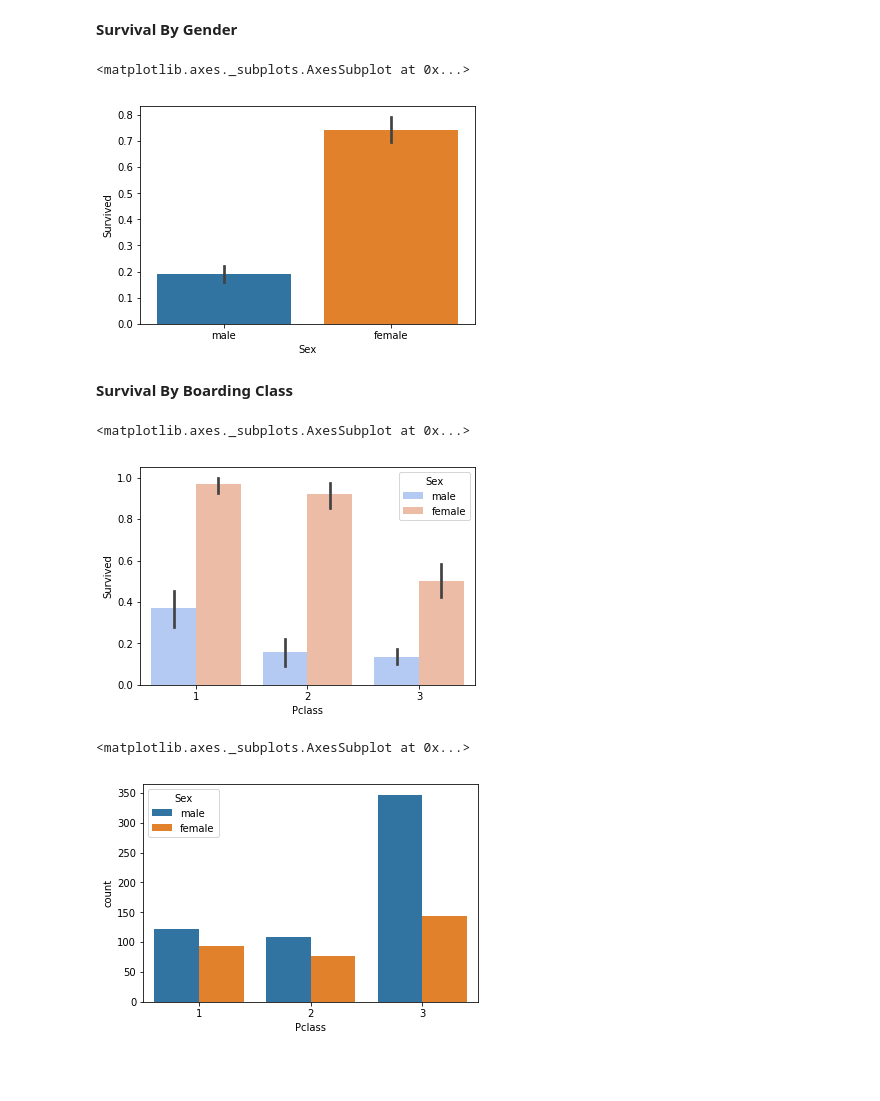
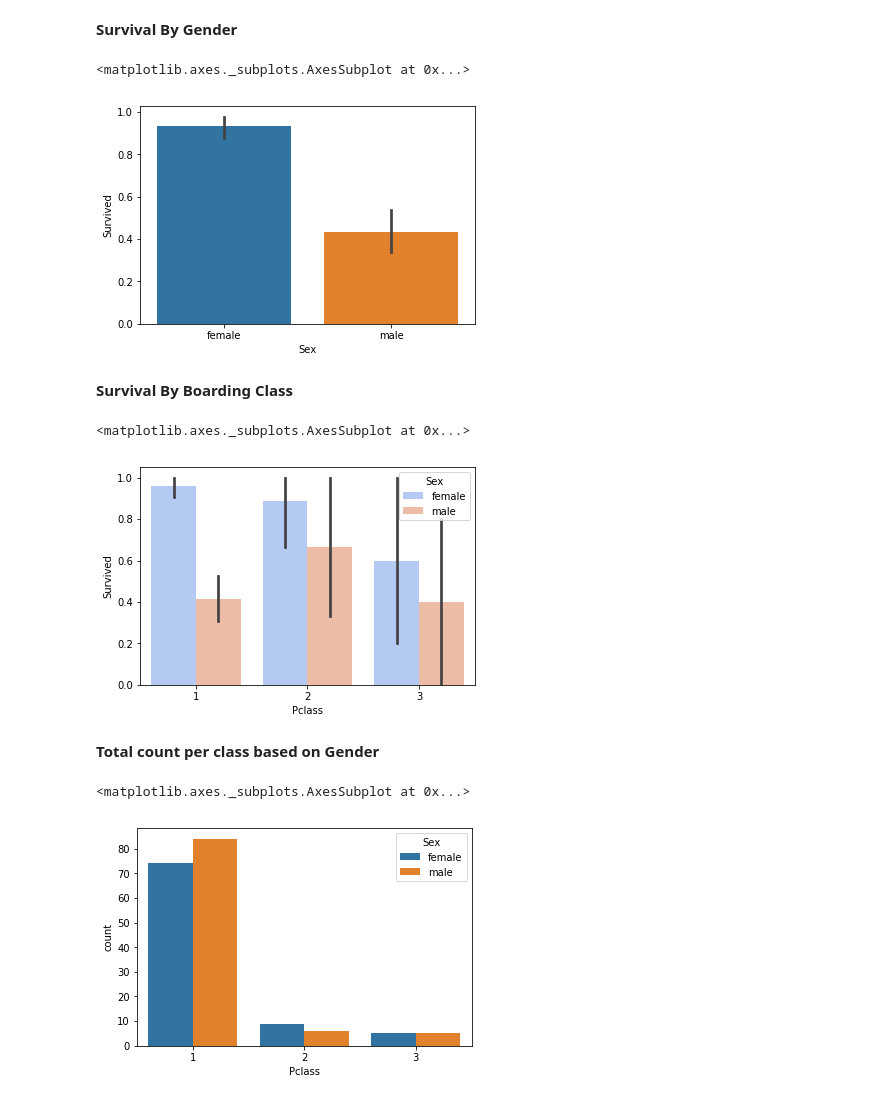
Before and after one commit to 4bic/learn_code, a Jupyter notebook: titanic/titanic_submission_v1.ipynb, the cells around one changed output. Drawn from its saved outputs; the diff is of its cells as text; code cells hidden in the pictures; blank space fills up the shorter version.

```diff
--- a/titanic/titanic_submission_v1.ipynb
+++ b/titanic/titanic_submission_v1.ipynb
@@ -9,5 +9,6 @@ import seaborn as sns
 # %% [markdown]
 **Load Data**
 # %%
-train = pd.read_csv('train.csv')
+train_df = pd.read_csv('train.csv')
+test_df = pd.read_csv('test.csv')
 # %%
@@ -21,0 +21,2 @@ train.dropna(inp)
+# %%
+train_df.dropna(inplace=True)
@@ -22,20 +30,21 @@ train.dropna(inp)
 # %% [markdown]
 **Survival By Gender**
 # %%
-sns.barplot('Sex','Survived',data=train)
-# plt.hist('Survived','Sex',data=train)
+sns.barplot('Sex','Survived',data=train_df)
 # %% [output]
 <matplotlib.axes._subplots.AxesSubplot at 0x...>
-[figure, old version]
+[figure, new version]
 # %% [markdown]
 **Survival By Boarding Class**
 # %%
-sns.barplot(x='Pclass', y='Survived', hue='Sex', data=train, palette='coolwarm')
+sns.barplot(x='Pclass', y='Survived', hue='Sex', data=train_df, palette='coolwarm')
 # %% [output]
 <matplotlib.axes._subplots.AxesSubplot at 0x...>
-[figure, old version]
+[figure, new version]
+# %% [markdown]
+**Total count per class based on Gender**
 # %%
-sns.countplot('Pclass',hue='Sex',data=train)
+sns.countplot('Pclass',hue='Sex',data=train_df)
 # %% [output]
 <matplotlib.axes._subplots.AxesSubplot at 0x...>
-[figure, old version]
+[figure, new version]
```
Also changed, not shown: parts of 24 cells of this notebook.
